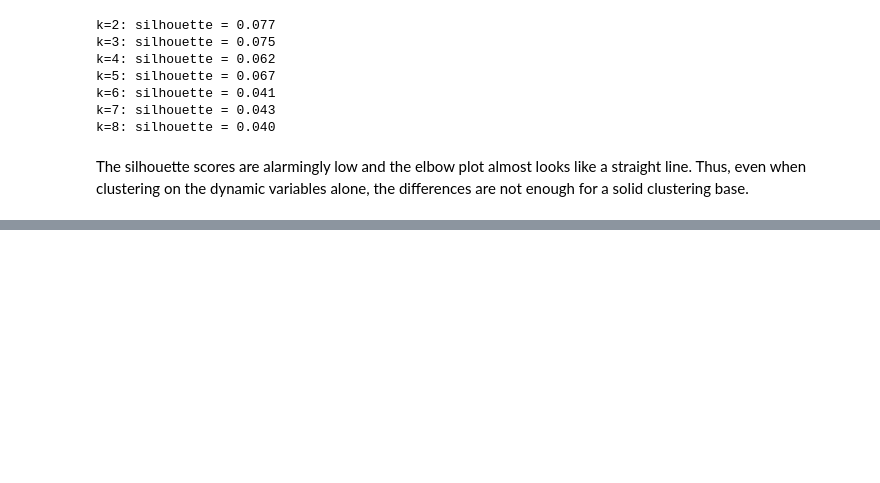
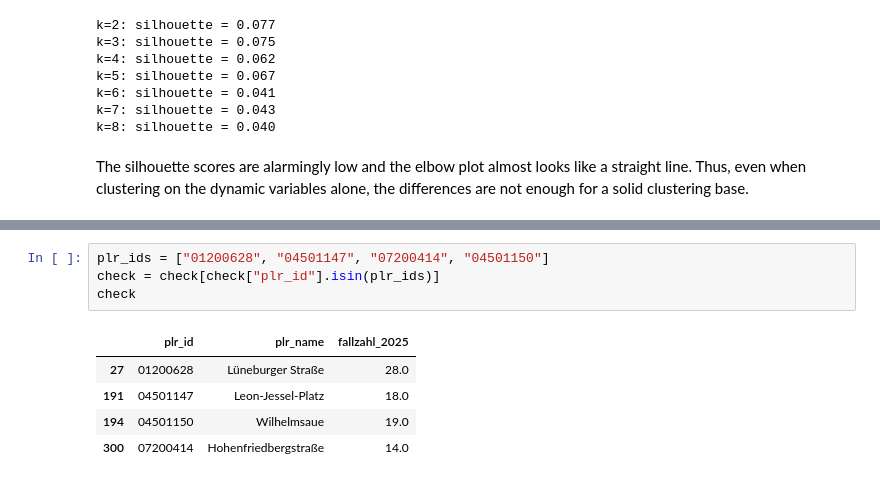
Before and after one commit to mshlg/capstone-kiezkeeper, a Jupyter notebook: notebooks/Module1_clustering/module_1_explore-clusters.ipynb, the cells around one changed output, grey strips where cells are left out. Cells and saved outputs as stored; diff of their text form; blank space fills up the shorter version.

```diff
--- a/notebooks/Module1_clustering/module_1_explore-clusters.ipynb
+++ b/notebooks/Module1_clustering/module_1_explore-clusters.ipynb
@@ -662,0 +713,10 @@ The silhouette scores are alarmingly low and the elbow plot almost looks like a
+# %%
+plr_ids = ["01200628", "04501147", "07200414", "04501150"]
+check = check[check["plr_id"].isin(plr_ids)]
+check
+# %% [output]
+|  | plr_id | plr_name | fallzahl_2025 |
+| 27 | 01200628 | Lüneburger Straße | 28.0 |
+| 191 | 04501147 | Leon-Jessel-Platz | 18.0 |
+| 194 | 04501150 | Wilhelmsaue | 19.0 |
+| 300 | 07200414 | Hohenfriedbergstraße | 14.0 |
```
Also changed, not shown: parts of 14 cells of this notebook.
